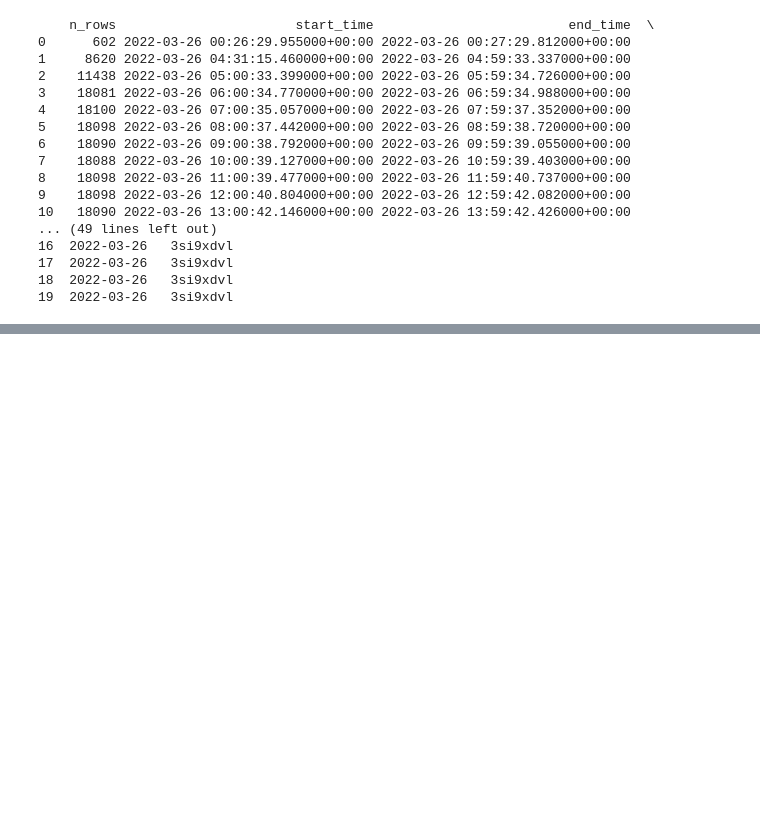
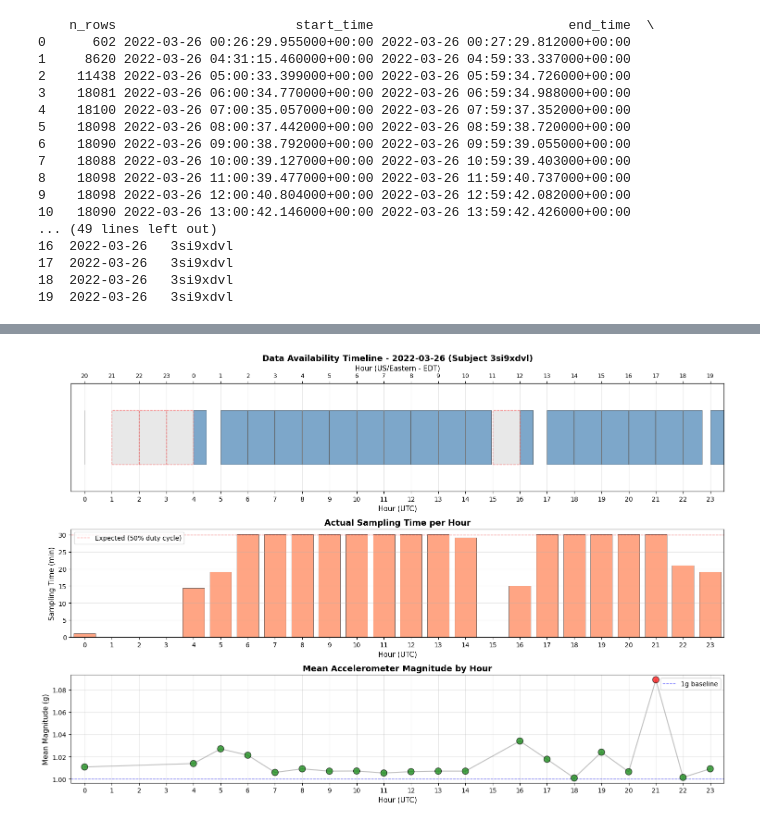
Before and after one commit to elizabethyoo/sample_imputation, a Jupyter notebook: notebooks/01_summarize_hr_acc.ipynb, the cells around one changed output, grey strips where cells are left out. Cells and saved outputs as stored; diff of their text form; code cells hidden in the pictures; blank space fills up the shorter version.

Commit message:
test plotted missingness indicators

```diff
--- a/notebooks/01_summarize_hr_acc.ipynb
+++ b/notebooks/01_summarize_hr_acc.ipynb
@@ -196,0 +343,80 @@ print(summary_df)
+# %%
+fig, axes = plt.subplots(3, 1, figsize=(15, 10))
+
+# Data existence by hour
+ax = axes[0]
+
+for _, row in summary_df.iterrows():
+    ax.barh(y=0, width=row['duration_min']/60, left=row['hour'],
+            height=0.5, color='steelblue', alpha=0.7, edgecolor='black', linewidth=0.5)
+
+# Mark missing hours
+all_hours = set(range(24))
+present_hours = set(summary_df['hour'].values)
+missing_hours = sorted(all_hours - present_hours)
+
+for h in missing_hours:
+    ax.barh(y=0, width=1, left=h, height=0.5, color='lightgray',
+            alpha=0.5, edgecolor='red', linewidth=1, linestyle='--')
+
+ax.set_xlim(-0.5, 23.5)
+ax.set_ylim(-0.5, 0.5)
+ax.set_xlabel('Hour (UTC)', fontsize=11)
+ax.set_title('Data Availability Timeline - 2022-03-26 (Subject 3si9xdvl)',
+             fontsize=13, fontweight='bold')
+ax.set_yticks([])
+ax.set_xticks(range(24))
+ax.grid(axis='x', alpha=0.3)
+
+# Eastern time on top
+# TODO convert all to EDT
+ax2 = ax.twiny()
+ax2.set_xlim(-0.5, 23.5)
+ax2.set_xticks(range(24))
+ax2.set_xticklabels([(h-4)%24 for h in range(24)], fontsize=9)
+ax2.set_xlabel('Hour (US/Eastern - EDT)', fontsize=11)
+
+# Actual sampling time
+ax = axes[1]
+
+ax.bar(summary_df['hour'], summary_df['sampling_min'],
+       color='coral', alpha=0.7, edgecolor='black', linewidth=0.5, width=0.8)
+ax.set_xlim(-0.5, 23.5)
+ax.set_xlabel('Hour (UTC)', fontsize=11)
+ax.set_ylabel('Sampling Time (min)', fontsize=11)
+ax.set_title('Actual Sampling Time per Hour', fontsize=13, fontweight='bold')
+ax.axhline(y=30, color='red', linestyle='--', linewidth=1, alpha=0.5,
+           label='Expected (50% duty cycle)')
+ax.legend()
+ax.grid(axis='y', alpha=0.3)
+ax.set_xticks(range(24))
+
+# Mean Magnitude
+ax = axes[2]
+
+colors = ['red' if mag > 1.05 else 'green' for mag in summary_df['mean_magnitude']]
+ax.scatter(summary_df['hour'], summary_df['mean_magnitude'],
+          s=100, c=colors, alpha=0.7, edgecolor='black', linewidth=1, zorder=3)
+ax.plot(summary_df['hour'], summary_df['mean_magnitude'],
+        linewidth=1.5, color='gray', alpha=0.5, zorder=2)
+
+# TODO add mild, moderate, high activity colors and legend
+ax.set_xlim(-0.5, 23.5)
+ax.set_xlabel('Hour (UTC)', fontsize=11)
+ax.set_ylabel('Mean Magnitude (g)', fontsize=11)
+ax.set_title('Mean Accelerometer Magnitude by Hour', fontsize=13, fontweight='bold')
+ax.axhline(y=1.0, color='blue', linestyle='--', linewidth=1, alpha=0.5, label='1g baseline')
+ax.legend()
+ax.grid(alpha=0.3)
+ax.set_xticks(range(24))
+
+plt.tight_layout()
+plt.show()
+
+## Bookmark 25-10-10
+### TODO:
+#  - Take care of TODOs in the cell
+#  - Read in data from multiple days and subjects (with EDT column and data present indicator), save as intermediate results
+# - mini goal: Visualize indicators at the hourly, daily, and weekly level for fixed subject
+# %% [output]
+[figure, added]
```
Also changed, not shown: parts of 9 cells of this notebook.
